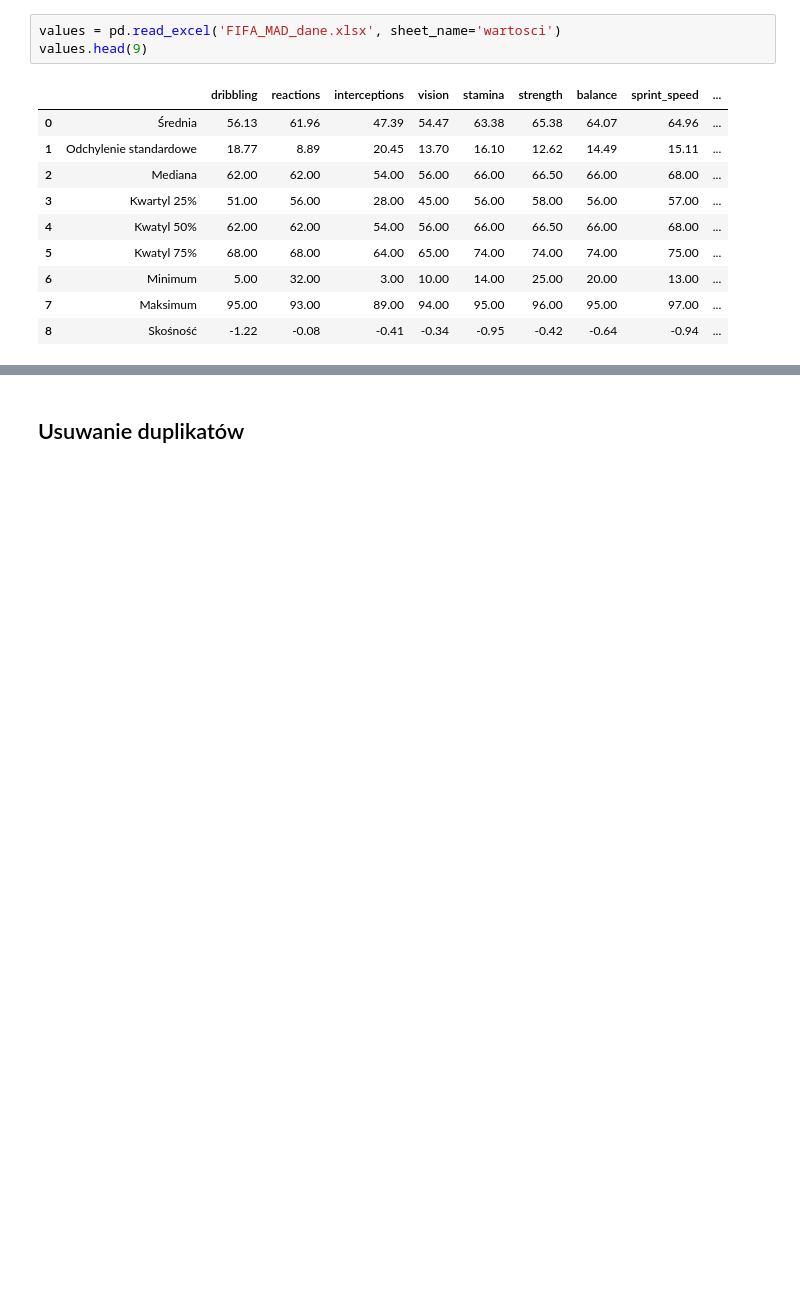
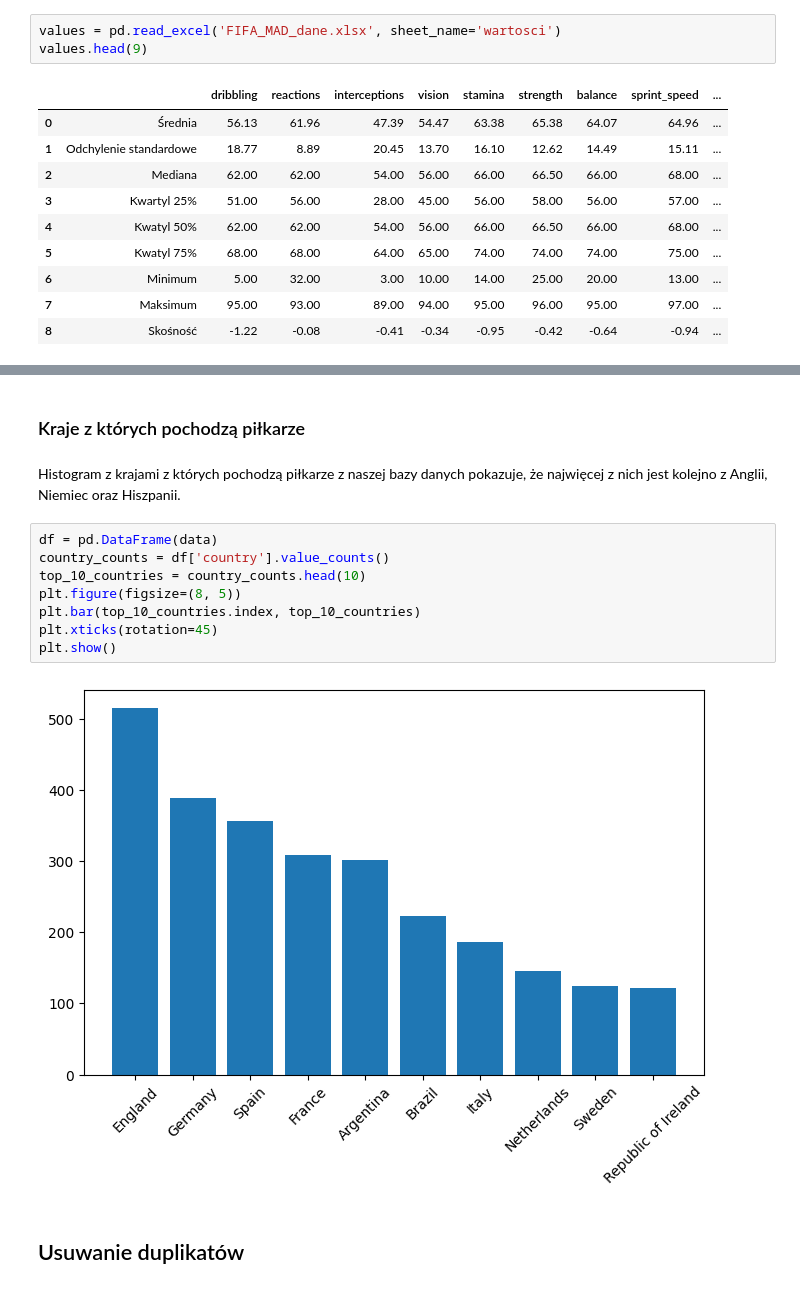
Before and after one commit to izabelakolodziejska/Fifa_players_analysis, a Jupyter notebook: fifa_analysys.ipynb, the cells around one changed output, grey strips where cells are left out. Cells and saved outputs as stored; diff of their text form; blank space fills up the shorter version.

```diff
--- a/fifa_analysys.ipynb
+++ b/fifa_analysys.ipynb
@@ -107,3 +127,17 @@ values.head(9)
+# %% [markdown]
+### Kraje z których pochodzą piłkarze
+# %% [markdown]
+Histogram z krajami z których pochodzą piłkarze z naszej bazy danych pokazuje, że najwięcej z nich jest kolejno z Anglii, Niemiec oraz Hiszpanii.
+# %%
+df = pd.DataFrame(data)
+country_counts = df['country'].value_counts()
+top_10_countries = country_counts.head(10)
+plt.figure(figsize=(8, 5))
+plt.bar(top_10_countries.index, top_10_countries)
+plt.xticks(rotation=45)
+plt.show()
+# %% [output]
+[figure, added]
 # %% [markdown]
 ## Usuwanie duplikatów
 # %%
```
Also changed, not shown: parts of 5 cells of this notebook, 2 other files.
